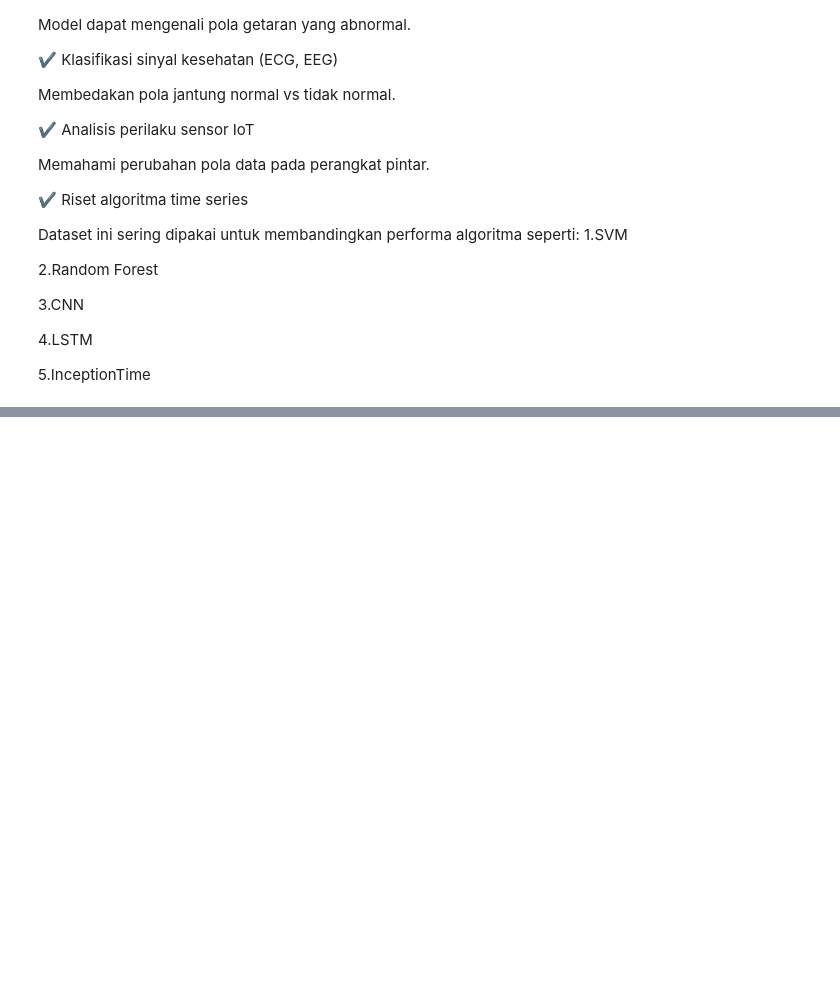
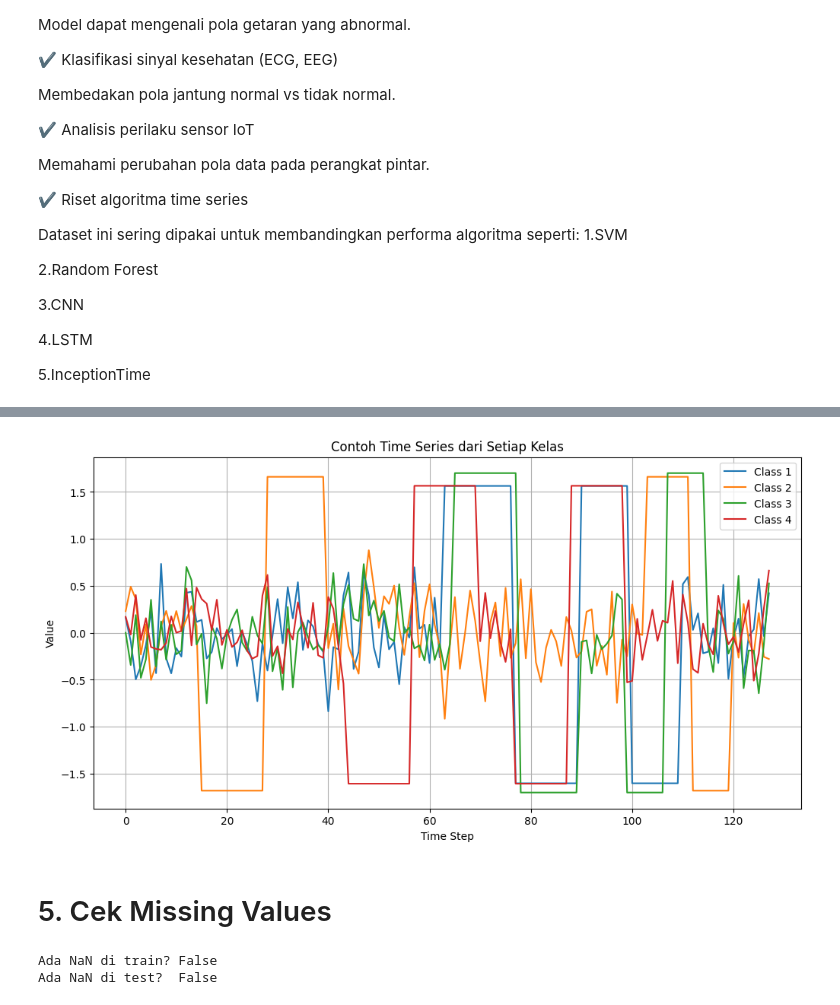
Before and after one commit to JordanHutahaean/PSD, a Jupyter notebook: myfirstbook/_build/jupyter_execute/Projek_Akhir.ipynb, the cells around one changed output, grey strips where cells are left out. Cells and saved outputs as stored; diff of their text form; code cells hidden in the pictures; blank space fills up the shorter version.

```diff
--- a/myfirstbook/_build/jupyter_execute/Projek_Akhir.ipynb
+++ b/myfirstbook/_build/jupyter_execute/Projek_Akhir.ipynb
@@ -102,0 +224,27 @@ Dataset ini sering dipakai untuk membandingkan performa algoritma seperti:
+# %%
+import matplotlib.pyplot as plt
+
+plt.figure(figsize=(12, 6))
+
+unique_classes = np.unique(y_train)
+
+for cls in unique_classes:
+    idx = np.where(y_train == cls)[0][0]   # ambil 1 contoh dari kelas tsb
+    plt.plot(X_train[idx], label=f"Class {cls}")
+
+plt.title("Contoh Time Series dari Setiap Kelas")
+plt.xlabel("Time Step")
+plt.ylabel("Value")
+plt.legend()
+plt.grid(True)
+plt.show()
+# %% [output]
+[figure, added]
+# %% [markdown]
+# 5. Cek Missing Values
+# %%
+print("Ada NaN di train?", np.isnan(X_train).any())
+print("Ada NaN di test? ", np.isnan(X_test).any())
+# %% [output]
+Ada NaN di train? False
+Ada NaN di test?  False
```
Also changed, not shown: parts of 14 cells of this notebook, 51 other files.
